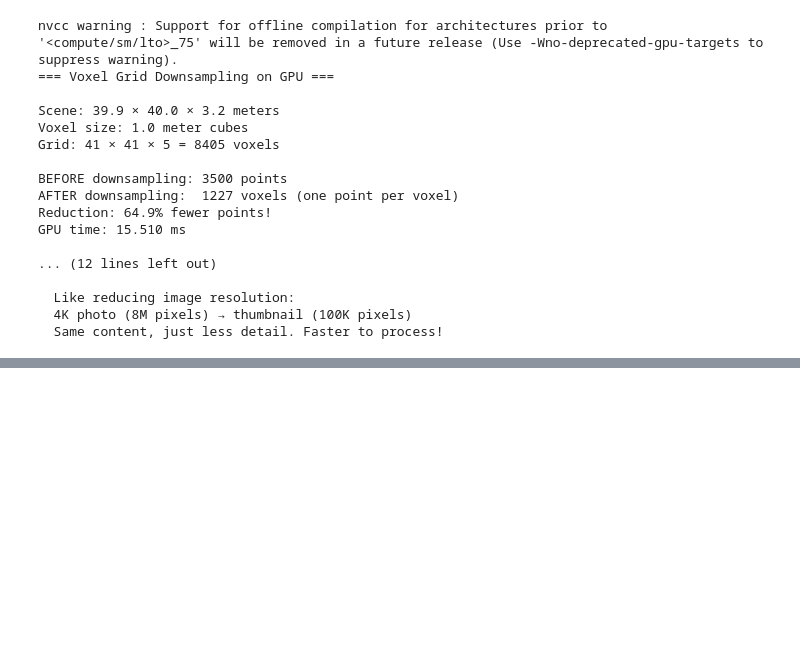
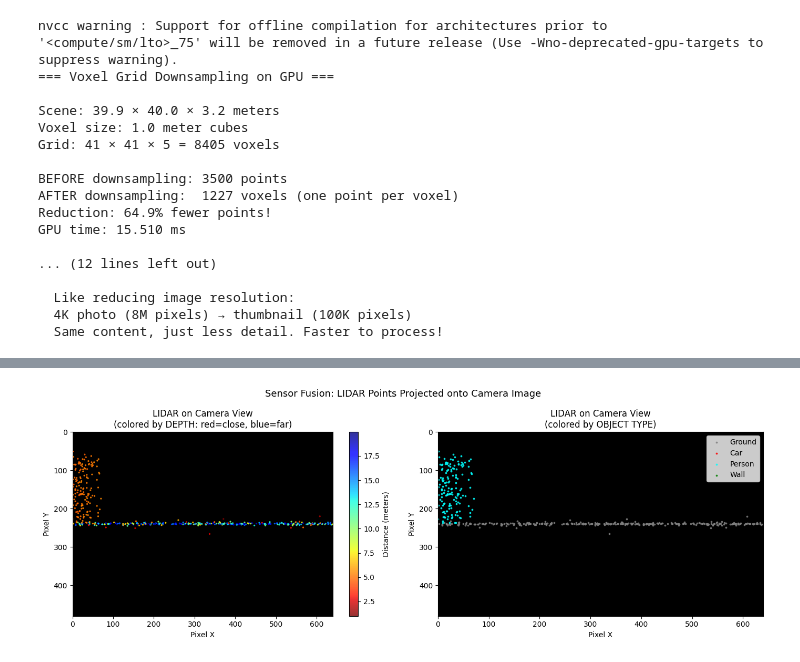
Before and after one commit to ashokmulchandani/AI-Calling-Agent-n8n-Ashok-1, a Jupyter notebook: 3_Ashok_CUDA_3D_Perception.ipynb, the cells around one changed output, grey strips where cells are left out. Drawn from its saved outputs; the diff is of its cells as text; code cells hidden in the pictures; blank space fills up the shorter version.

```diff
--- a/3_Ashok_CUDA_3D_Perception.ipynb
+++ b/3_Ashok_CUDA_3D_Perception.ipynb
@@ -547,0 +1182,91 @@ GPU time: 15.510 ms
+# %%
+# Visualize LIDAR points projected onto a "camera image"
+import numpy as np
+import matplotlib.pyplot as plt
+
+# Recreate our point cloud
+np.random.seed(42)
+ground_x = np.random.uniform(-20, 20, 2000)
+ground_y = np.random.uniform(-20, 20, 2000)
+ground_z = np.zeros(2000) + np.random.normal(0, 0.05, 2000)
+car_x = np.random.uniform(4, 6, 500)
+car_y = np.random.uniform(2, 6, 500)
+car_z = np.random.uniform(0, 1.5, 500)
+person_x = np.random.uniform(-3.3, -2.7, 200)
+person_y = np.random.uniform(4.5, 5.5, 200)
+person_z = np.random.uniform(0, 1.8, 200)
+wall_x = np.full(800, 10.0) + np.random.normal(0, 0.05, 800)
+wall_y = np.random.uniform(-10, 10, 800)
+wall_z = np.random.uniform(0, 3, 800)
+
+all_x = np.concatenate([ground_x, car_x, person_x, wall_x])
+all_y = np.concatenate([ground_y, car_y, person_y, wall_y])
+all_z = np.concatenate([ground_z, car_z, person_z, wall_z])
+labels = np.concatenate([np.zeros(2000), np.ones(500), np.full(200,2), np.full(800,3)])
+
+# Camera parameters (same as our CUDA code)
+FX, FY = 500, 500
+CX, CY = 320, 240
+IMG_W, IMG_H = 640, 480
+
+# Project 3D → 2D (same formula as our CUDA kernel)
+mask = all_y > 0.5  # only points in front of camera
+x_3d = all_x[mask]
+y_3d = all_y[mask]  # depth
+z_3d = all_z[mask]
+lab = labels[mask]
+
+pixel_x = (FX * (x_3d / y_3d) + CX).astype(int)
+pixel_y = (FY * (-z_3d / y_3d) + CY).astype(int)
+depth = y_3d
+
+# Filter to image bounds
+valid = (pixel_x >= 0) & (pixel_x < IMG_W) & (pixel_y >= 0) & (pixel_y < IMG_H)
+px = pixel_x[valid]
+py = pixel_y[valid]
+d = depth[valid]
+l = lab[valid]
+
+# Create visualization
+fig, axes = plt.subplots(1, 2, figsize=(14, 5))
+
+# Left: LIDAR dots colored by DEPTH (what self-driving cars show)
+ax1 = axes[0]
+ax1.set_xlim(0, IMG_W)
+ax1.set_ylim(IMG_H, 0)  # flip y-axis (image coordinates)
+ax1.set_facecolor('black')
+scatter1 = ax1.scatter(px, py, c=d, cmap='jet_r', s=2, alpha=0.8)
+plt.colorbar(scatter1, ax=ax1, label='Distance (meters)')
+ax1.set_title('LIDAR on Camera View\n(colored by DEPTH: red=close, blue=far)')
+ax1.set_xlabel('Pixel X')
+ax1.set_ylabel('Pixel Y')
+
+# Right: LIDAR dots colored by OBJECT TYPE (after classification)
+ax2 = axes[1]
+ax2.set_xlim(0, IMG_W)
+ax2.set_ylim(IMG_H, 0)
+ax2.set_facecolor('black')
+colors_map = {0: 'gray', 1: 'red', 2: 'cyan', 3: 'green'}
+color_names = {0: 'Ground', 1: 'Car', 2: 'Person', 3: 'Wall'}
+for obj_id in [0, 1, 2, 3]:
+    obj_mask = l == obj_id
+    ax2.scatter(px[obj_mask], py[obj_mask], c=colors_map[obj_id],
+                s=3, alpha=0.8, label=color_names[obj_id])
+ax2.legend(loc='upper right', fontsize=10)
+ax2.set_title('LIDAR on Camera View\n(colored by OBJECT TYPE)')
+ax2.set_xlabel('Pixel X')
+ax2.set_ylabel('Pixel Y')
+
+plt.suptitle('Sensor Fusion: LIDAR Points Projected onto Camera Image', fontsize=13)
+plt.tight_layout()
+plt.show()
+
+print(f"\nWhat you're seeing:")
+print(f"  Left:  Each dot = one LIDAR point, color = how far away")
+print(f"         Red = close (2m), Blue = far (20m)")
+print(f"  Right: Same dots, but colored by what they ARE")
+print(f"         Red = Car, Cyan = Person, Green = Wall, Gray = Ground")
+print(f"\n  In a real car, this would be overlaid on the actual camera photo!")
+print(f"  The camera photo gives you the 'picture', LIDAR gives you the 'depth'.")
+# %% [output]
+[figure, added]
```
Also changed, not shown: parts of 11 cells of this notebook.
